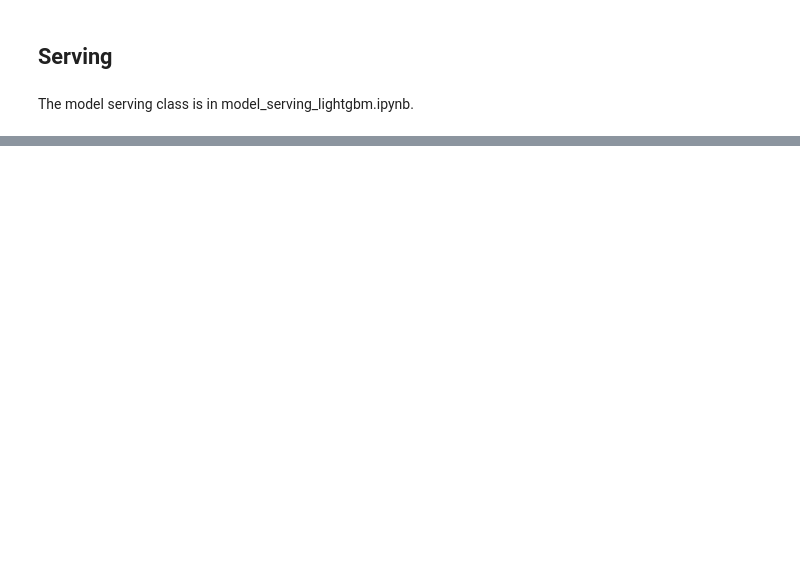
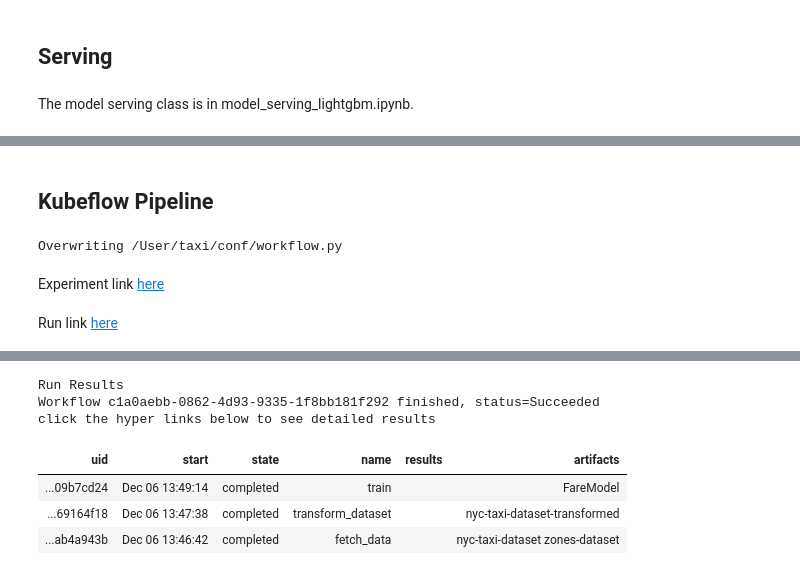
Before and after one commit to mlrun/demos, a Jupyter notebook: taxi/mlrun-code.ipynb, the cells around one changed output, grey strips where cells are left out. Cells and saved outputs as stored; diff of their text form; code cells hidden in the pictures; blank space fills up the shorter version.

Commit message:
Add KubeFlow pipeline to mlrun-code

```diff
--- a/taxi/mlrun-code.ipynb
+++ b/taxi/mlrun-code.ipynb
@@ -477,0 +461,56 @@ serving.invoke('/v2/models/taxi-serving/predict', my_data)
+# %% [markdown]
+## Kubeflow Pipeline
+# %%
+%%writefile {path.join(project_path, 'workflow.py')}
+from kfp import dsl
+from mlrun import mount_v3io
+
+funcs = {}
+taxi_records_csv_path = 'https://s3.wasabisys.com/iguazio/data/Taxi/yellow_tripdata_2019-01_subset.csv'
+zones_csv_path = 'https://s3.wasabisys.com/iguazio/data/Taxi/taxi_zones.csv'
+
+# init functions is used to configure function resources and local settings
+def init_functions(functions: dict, project=None, secrets=None):
+    for f in functions.values():
+        f.apply(mount_v3io())
+
+@dsl.pipeline(
+    name="NYC Taxi Demo",
+    description="Convert ML script to MLRun"
+)
+
+def kfpipeline():
+
+    # build our ingestion function (container image)
+    builder = funcs['cluster-function'].deploy_step(skip_deployed=True)
+
+    # run the ingestion function with the new image and params
+    ingest = funcs['cluster-function'].as_step(
+        name="fetch_data",
+        handler='fetch_data',
+        image=builder.outputs['image'],
+        inputs={'taxi_records_csv_path': taxi_records_csv_path,
+                'zones_csv_path': zones_csv_path},
+        outputs=['nyc-taxi-dataset', 'zones-dataset'])
+
+    # Join and transform the data sets
+    transform = funcs["cluster-function"].as_step(
+        name="transform_dataset",
+        handler='transform_dataset',
+        inputs={"taxi_records_csv_path": ingest.outputs['nyc-taxi-dataset'],
+                "zones_csv_path" : ingest.outputs['zones-dataset']},
+        outputs=['nyc-taxi-dataset-transformed'])
+
+    # Train the model
+    train = funcs["cluster-function"].as_step(
+        name="train",
+        handler="train_model",
+        inputs={"input_ds" : transform.outputs['nyc-taxi-dataset-transformed']},
+        outputs=['FareModel'])
+
+    # Deploy the model
+    deploy = funcs["taxi-serving"].deploy_step(models={"taxi-serving_v1": train.outputs['FareModel']}, tag='v2')
+# %% [output]
+Overwriting /User/taxi/conf/workflow.py
+# %%
+project.set_workflow('main', 'workflow.py', embed=True)
@@ -477,0 +519,10 @@ serving.invoke('/v2/models/taxi-serving/predict', my_data)
+# %%
+artifact_path = path.abspath('./pipe/{{workflow.uid}}')
+run_id = project.run(
+    'main',
+    arguments={},
+    artifact_path=artifact_path,
+    dirty=True, watch=True)
+# %% [output]
+Experiment link here
+Run link here
@@ -477,0 +532,7 @@ serving.invoke('/v2/models/taxi-serving/predict', my_data)
+Run Results
+Workflow c1a0aebb-0862-4d93-9335-1f8bb181f292 finished, status=Succeeded
+click the hyper links below to see detailed results
+| uid | start | state | name | results | artifacts |
+| ...09b7cd24 | Dec 06 13:49:14 | completed | train |  | FareModel |
+| ...69164f18 | Dec 06 13:47:38 | completed | transform_dataset |  | nyc-taxi-dataset-transformed |
+| ...ab4a943b | Dec 06 13:46:42 | completed | fetch_data |  | nyc-taxi-dataset zones-dataset |
```
Also changed, not shown: parts of 17 cells of this notebook.
